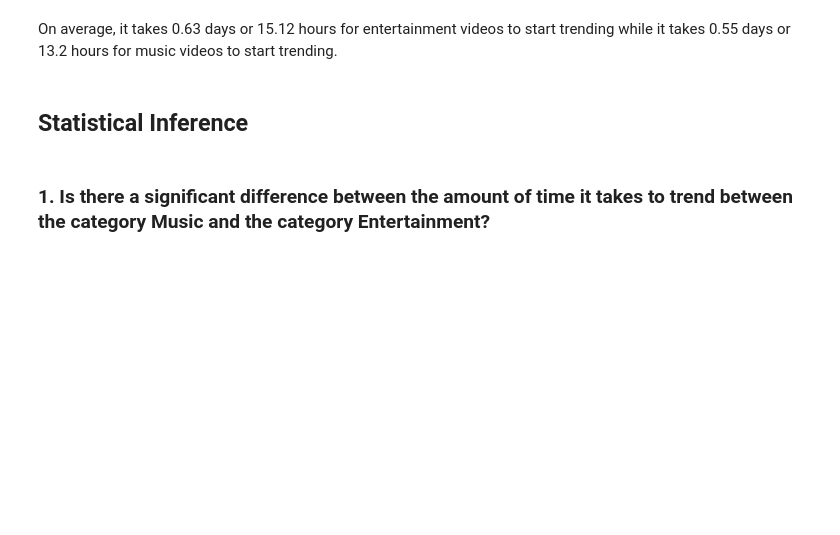
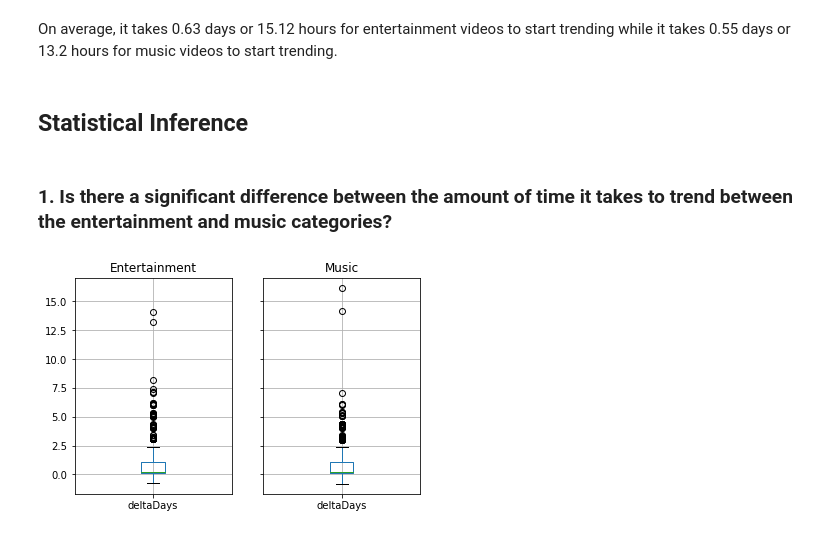
Before and after one commit to kether82/Project-1, a Jupyter notebook: Untitled0.ipynb, the cells around one changed output. Cells and saved outputs as stored; diff of their text form; code cells hidden in the pictures; blank space fills up the shorter version.

```diff
--- a/Untitled0.ipynb
+++ b/Untitled0.ipynb
@@ -434,4 +384,11 @@ On average, it takes 0.63 days or 15.12 hours for entertainment videos to start
 # %% [markdown]
 ## Statistical Inference
 # %% [markdown]
-### 1. Is there a significant difference between the amount of time it takes to trend between the category Music and the category Entertainment?
+### 1. Is there a significant difference between the amount of time it takes to trend between the entertainment and music categories?
+# %%
+avg_time_to_trend_df = pd.concat([avg_time_to_trend24_df, avg_time_to_trend10_df])
+avg_time_to_trend_df.replace({10: "Music", 24: "Entertainment"}, inplace=True)
+avg_time_to_trend_df.groupby("categoryId").boxplot(column="deltaDays")
+plt.show()
+# %% [output]
+[figure, added]
```
Also changed, not shown: parts of 35 cells of this notebook.
